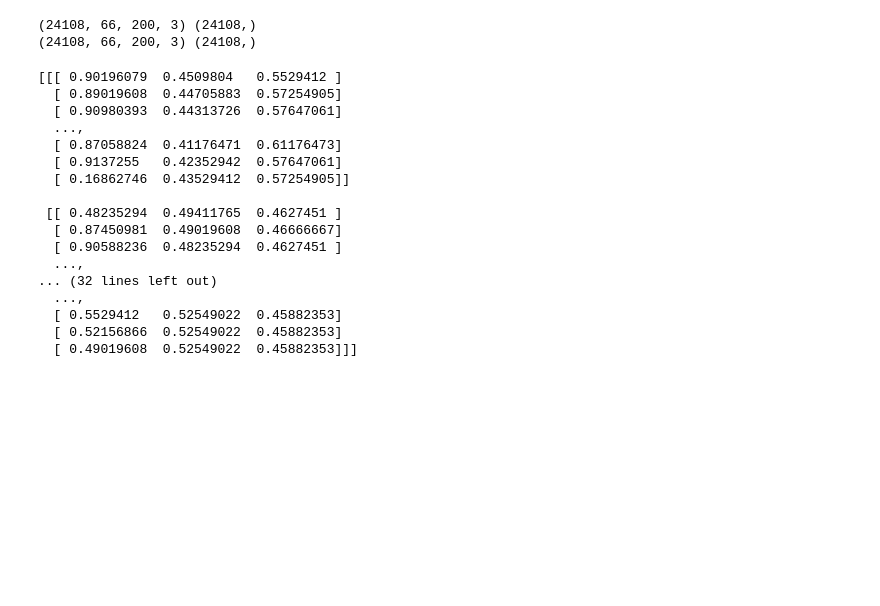
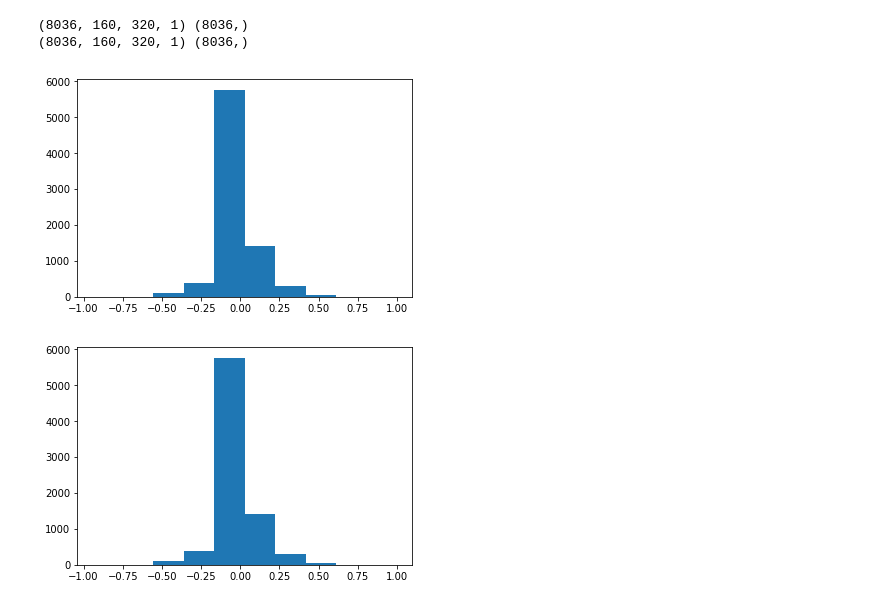
Before and after one commit to subhash/CarND-Behavioral-Cloning, a Jupyter notebook: behavioral-cloning.ipynb, the cells around one changed output. Drawn from its saved outputs; the diff is of its cells as text; code cells hidden in the pictures; blank space fills up the shorter version.

Commit message:
Drives ok but steers more to left

```diff
--- a/behavioral-cloning.ipynb
+++ b/behavioral-cloning.ipynb
@@ -46,56 +43,39 @@ f.add_subplot(133).imshow((r[ix]), cmap='gray')
 # %%
 from sklearn.utils import shuffle
 
 features = c
-features = np.append(features, l, axis=0)
-features = np.append(features, r, axis=0)
+#features = np.append(features, l, axis=0)
+#features = np.append(features, r, axis=0)
 
 labels = st
-labels = np.append(labels, st+0.25, axis=0)
-labels = np.append(labels, st-0.25, axis=0)
+#labels = np.append(labels, st+0.25, axis=0)
+#labels = np.append(labels, st-0.25, axis=0)
 
 print(features.shape, labels.shape)
 
 #features, labels = shuffle(features, labels)
 labels = labels.astype(np.float32)
 #features = np.reshape(features, [-1, 160, 320, 1])
 
+_ = plt.hist(st, 10)
+plt.figure()
+_ = plt.hist(labels, 10)
+
+features = features.astype(np.float32)
+mn = np.min(features, axis=(1,2,3), keepdims=True)
+mx = np.max(features, axis=(1,2,3), keepdims=True)
+rng = (mx - mn)
+#features -= mn
+#features = features/rng
+
+
 X_train, y_train = features, labels
 print(X_train.shape, y_train.shape)
 # %% [output]
-(24108, 66, 200, 3) (24108,)
-(24108, 66, 200, 3) (24108,)
+(8036, 160, 320, 1) (8036,)
+(8036, 160, 320, 1) (8036,)
+[figure, added]
+[figure, added]
-# %%
-_ = plt.hist(st, 10)
-plt.figure()
-_ = plt.hist(labels, 10)
-
-features = features.astype(np.float32)
-mn = np.min(features, axis=(1,2,3), keepdims=True)
-mx = np.max(features, axis=(1,2,3), keepdims=True)
-rng = (mx - mn)
-features -= mn
-features = features/rng
-
-print(features[0])
-# %% [output]
-[[[ 0.90196079  0.4509804   0.5529412 ]
-  [ 0.89019608  0.44705883  0.57254905]
-  [ 0.90980393  0.44313726  0.57647061]
-  ...,
-  [ 0.87058824  0.41176471  0.61176473]
-  [ 0.9137255   0.42352942  0.57647061]
-  [ 0.16862746  0.43529412  0.57254905]]
-
- [[ 0.48235294  0.49411765  0.4627451 ]
-  [ 0.87450981  0.49019608  0.46666667]
-  [ 0.90588236  0.48235294  0.4627451 ]
-  ...,
-... (32 lines left out)
-  ...,
-  [ 0.5529412   0.52549022  0.45882353]
-  [ 0.52156866  0.52549022  0.45882353]
-  [ 0.49019608  0.52549022  0.45882353]]]
 # %%
 from keras.models import Sequential
 from keras.layers.core import Dense, Activation, Flatten, Dropout
```
Also changed, not shown: parts of 3 cells of this notebook.
